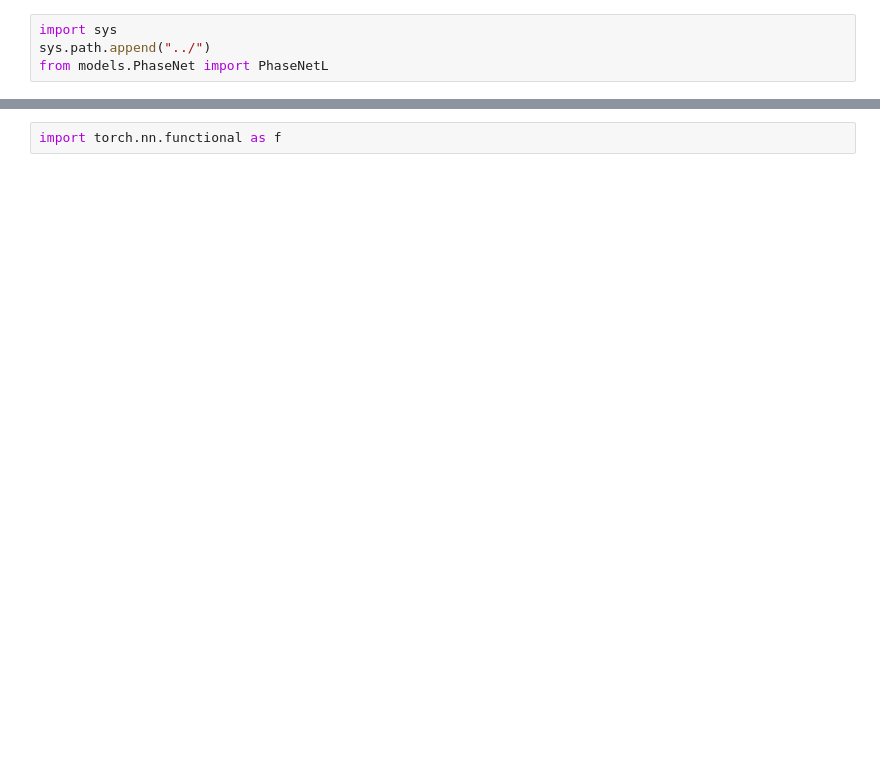
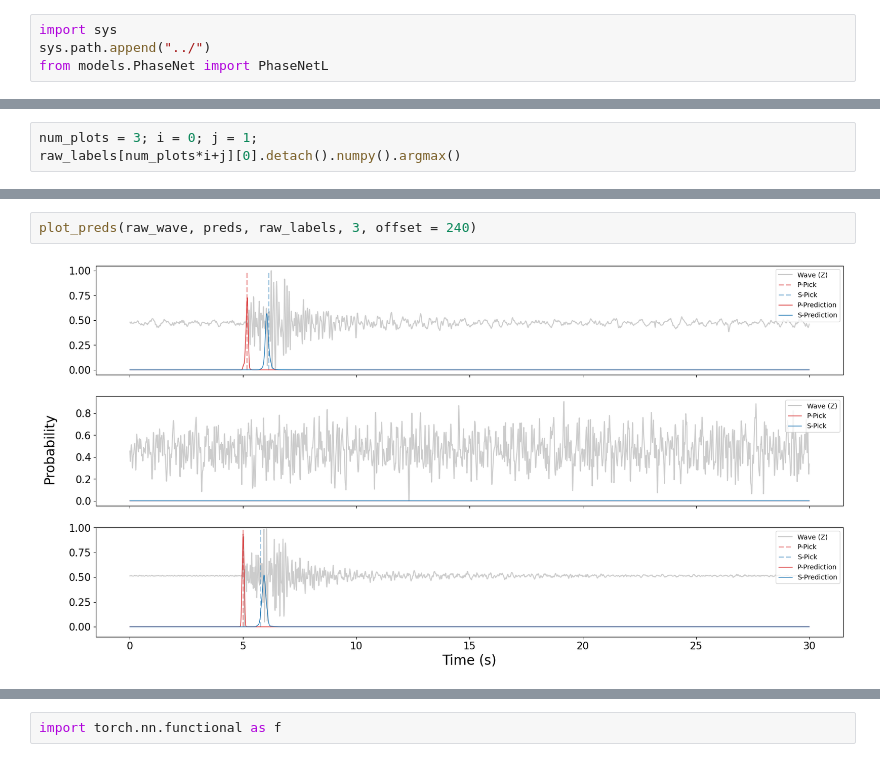
Before and after one commit to kerimoglutolga/earthquake-monitoring, a Jupyter notebook: classification/FinetuningPhaseNet.ipynb, the cells around one changed output, grey strips where cells are left out. Cells and saved outputs as stored; diff of their text form; blank space fills up the shorter version.

```diff
--- a/classification/FinetuningPhaseNet.ipynb
+++ b/classification/FinetuningPhaseNet.ipynb
@@ -177,0 +137,3 @@ tolgamodel = torch.load("../classification_tolga/phasenet_1epochs.pt").to(device
+# %%
+num_plots = 3; i = 0; j = 1;
+raw_labels[num_plots*i+j][0].detach().numpy().argmax()
@@ -177,0 +189,4 @@ tolgamodel = torch.load("../classification_tolga/phasenet_1epochs.pt").to(device
+# %%
+plot_preds(raw_wave, preds, raw_labels, 3, offset = 240)
+# %% [output]
+[figure, added]
```
Also changed, not shown: parts of 33 cells of this notebook, 2 other files.
